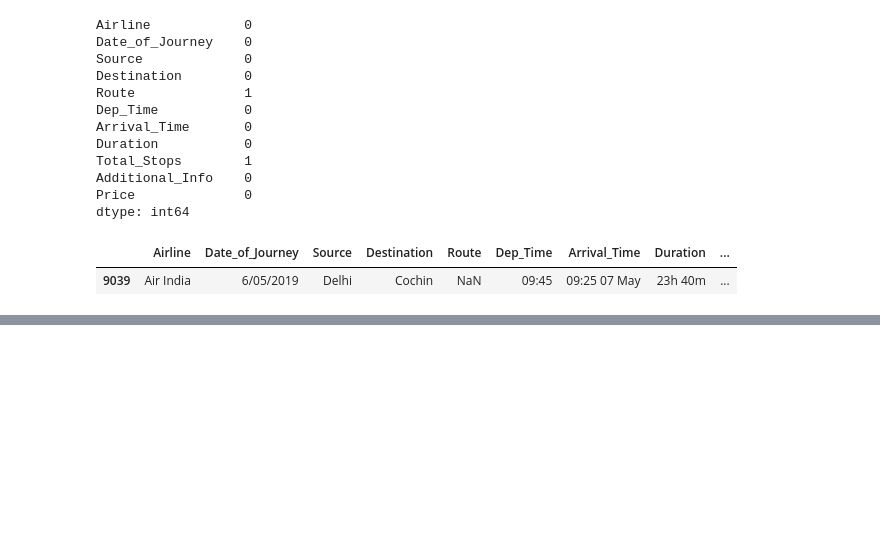
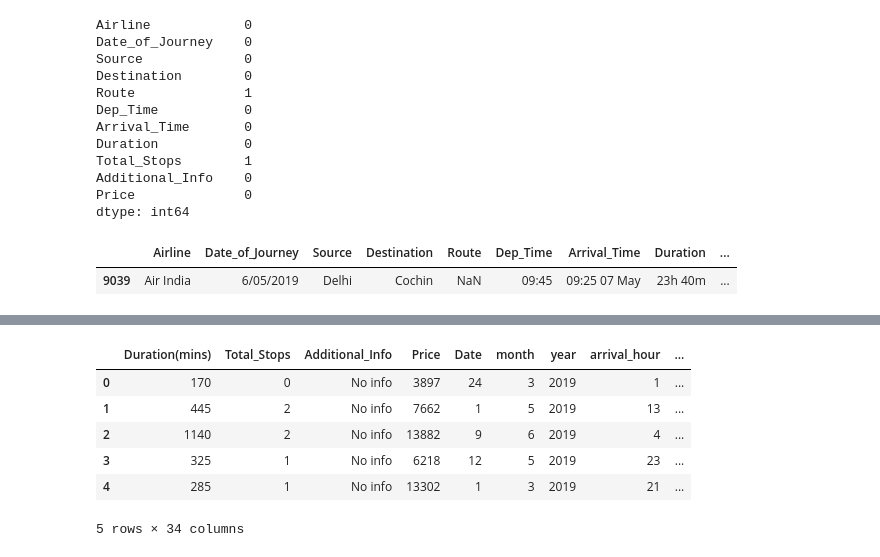
Before and after one commit to Kiritiaajd/MACHINE_LEARNING, a Jupyter notebook: ExploratoryDataAnalysis.ipynb/FlightPricePrediction.ipynb, the cells around one changed output, grey strips where cells are left out. Cells and saved outputs as stored; diff of their text form; code cells hidden in the pictures; blank space fills up the shorter version.

Commit message:
FlightPricePrediction

```diff
--- a/ExploratoryDataAnalysis.ipynb/FlightPricePrediction.ipynb
+++ b/ExploratoryDataAnalysis.ipynb/FlightPricePrediction.ipynb
@@ -58,0 +456,21 @@ df[df['Price'] > 50000]
+# %%
+# Perform one-hot encoding
+encoded_df = pd.DataFrame(encoder.fit_transform(df[['Airline', 'Source', 'Destination']]).toarray(),
+                          columns=encoder.get_feature_names_out())
+
+# Concatenate the encoded DataFrame with the original DataFrame
+df = pd.concat([df, encoded_df], axis=1)
+
+# Optionally, you can drop the original columns if they're no longer needed
+df.drop(columns=['Airline', 'Source', 'Destination'], inplace=True)
+
+# Check the results
+df.head()
+# %% [output]
+|  | Duration(mins) | Total_Stops | Additional_Info | Price | Date | month | year | arrival_hour | ... |
+| 0 | 170 | 0 | No info | 3897 | 24 | 3 | 2019 | 1 | ... |
+| 1 | 445 | 2 | No info | 7662 | 1 | 5 | 2019 | 13 | ... |
+| 2 | 1140 | 2 | No info | 13882 | 9 | 6 | 2019 | 4 | ... |
+| 3 | 325 | 1 | No info | 6218 | 12 | 5 | 2019 | 23 | ... |
+| 4 | 285 | 1 | No info | 13302 | 1 | 3 | 2019 | 21 | ... |
+5 rows × 34 columns
```
Also changed, not shown: parts of 46 cells of this notebook, 1 other file.
